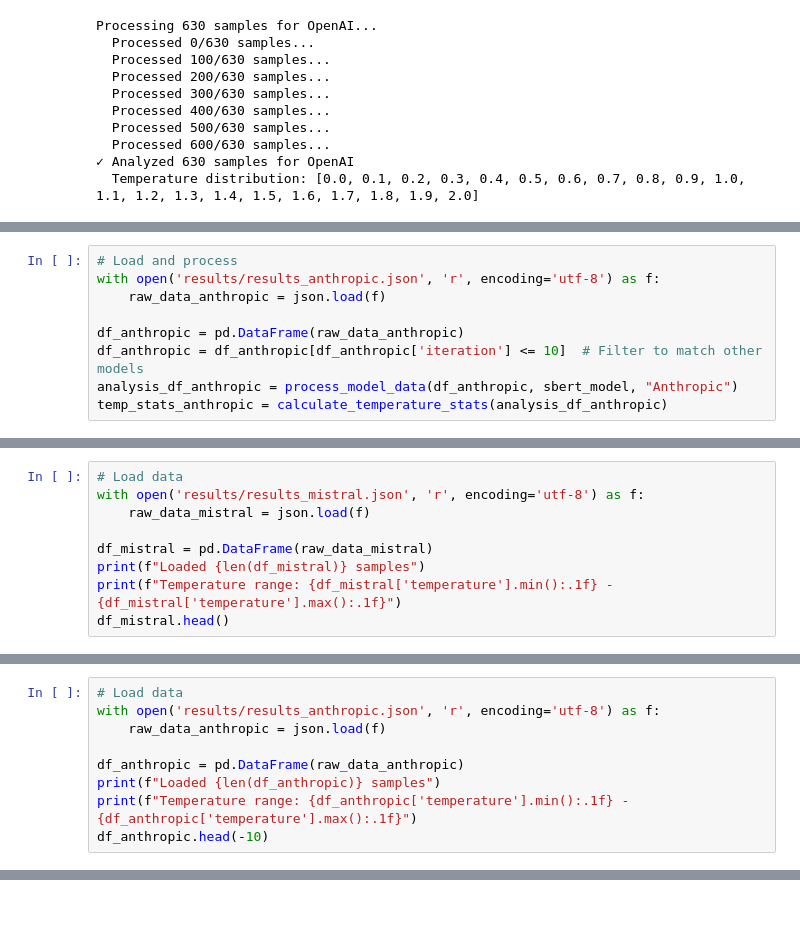
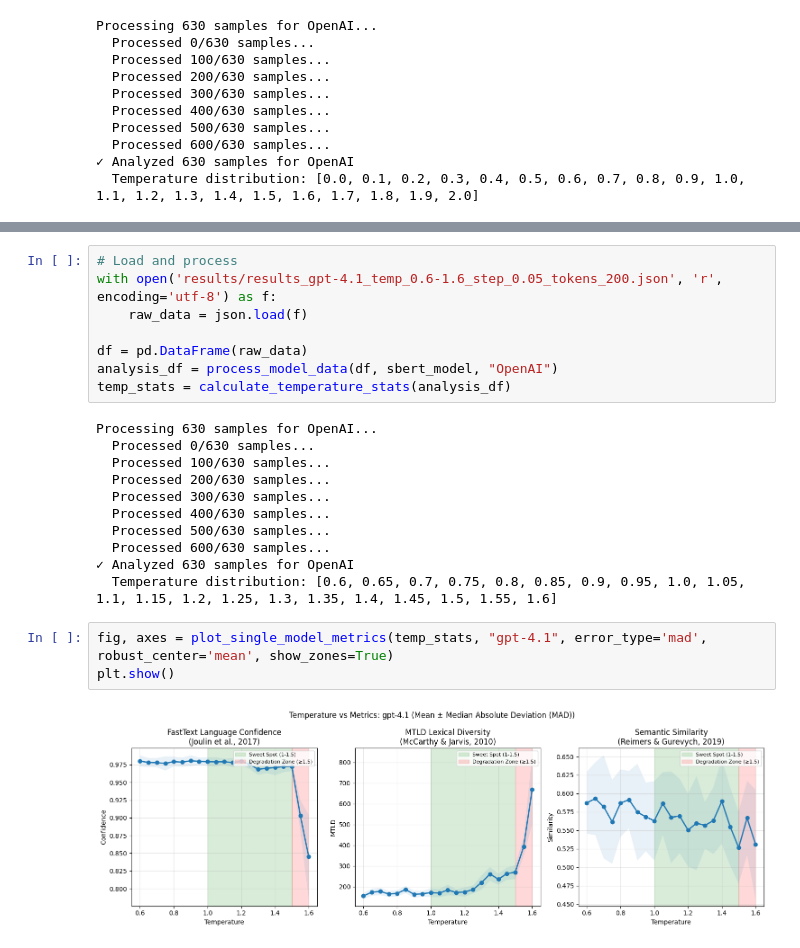
Before and after one commit to szkjn/temperature-impact-analysis, a Jupyter notebook: metrics.ipynb, the cells around one changed output, grey strips where cells are left out. Drawn from its saved outputs; the diff is of its cells as text; blank space fills up the shorter version.

```diff
--- a/metrics.ipynb
+++ b/metrics.ipynb
@@ -68,9 +41,0 @@ plt.show()
-# %%
-# Load and process
-with open('results/results_anthropic.json', 'r', encoding='utf-8') as f:
-    raw_data_anthropic = json.load(f)
-
-df_anthropic = pd.DataFrame(raw_data_anthropic)
-df_anthropic = df_anthropic[df_anthropic['iteration'] <= 10]  # Filter to match other models
-analysis_df_anthropic = process_model_data(df_anthropic, sbert_model, "Anthropic")
-temp_stats_anthropic = calculate_temperature_stats(analysis_df_anthropic)
@@ -270,9 +41,0 @@ plt.show()
-# %%
-# Load data
-with open('results/results_mistral.json', 'r', encoding='utf-8') as f:
-    raw_data_mistral = json.load(f)
-
-df_mistral = pd.DataFrame(raw_data_mistral)
-print(f"Loaded {len(df_mistral)} samples")
-print(f"Temperature range: {df_mistral['temperature'].min():.1f} - {df_mistral['temperature'].max():.1f}")
-df_mistral.head()
@@ -430,9 +41,0 @@ print(f"Temperature points: {sorted(temp_stats_filtered['temperature'].unique())
-# %%
-# Load data
-with open('results/results_anthropic.json', 'r', encoding='utf-8') as f:
-    raw_data_anthropic = json.load(f)
-
-df_anthropic = pd.DataFrame(raw_data_anthropic)
-print(f"Loaded {len(df_anthropic)} samples")
-print(f"Temperature range: {df_anthropic['temperature'].min():.1f} - {df_anthropic['temperature'].max():.1f}")
-df_anthropic.head(-10)
@@ -692,0 +88,24 @@ print(f"Confidence intervals show 95% likelihood range for true mean values")
+# %%
+# Load and process
+with open('results/results_gpt-4.1_temp_0.6-1.6_step_0.05_tokens_200.json', 'r', encoding='utf-8') as f:
+    raw_data = json.load(f)
+
+df = pd.DataFrame(raw_data)
+analysis_df = process_model_data(df, sbert_model, "OpenAI")
+temp_stats = calculate_temperature_stats(analysis_df)
+# %% [output]
+Processing 630 samples for OpenAI...
+  Processed 0/630 samples...
+  Processed 100/630 samples...
+  Processed 200/630 samples...
+  Processed 300/630 samples...
+  Processed 400/630 samples...
+  Processed 500/630 samples...
+  Processed 600/630 samples...
+✓ Analyzed 630 samples for OpenAI
+  Temperature distribution: [0.6, 0.65, 0.7, 0.75, 0.8, 0.85, 0.9, 0.95, 1.0, 1.05, 1.1, 1.15, 1.2, 1.25, 1.3, 1.35, 1.4, 1.45, 1.5, 1.55, 1.6]
+# %%
+fig, axes = plot_single_model_metrics(temp_stats, "gpt-4.1", error_type='mad', robust_center='mean', show_zones=True)
+plt.show()
+# %% [output]
+[figure, added]
```
Also changed, not shown: parts of 44 cells of this notebook, 1 other file.
